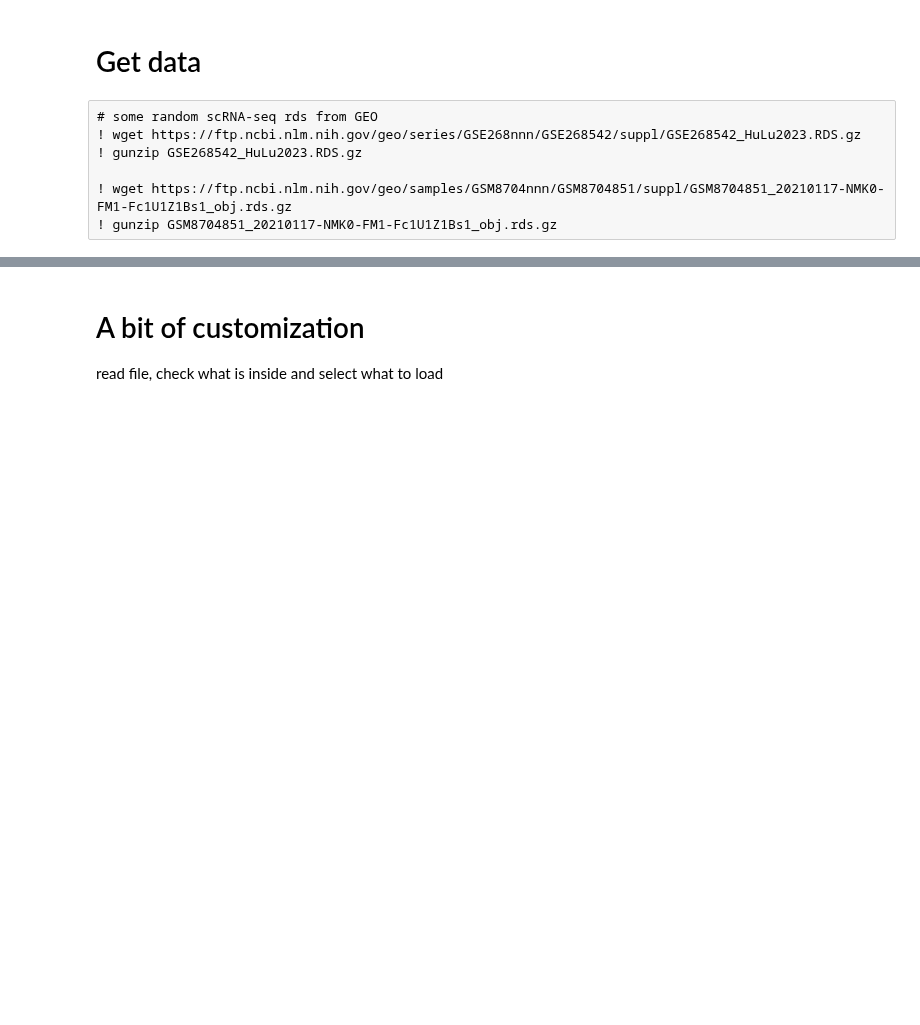
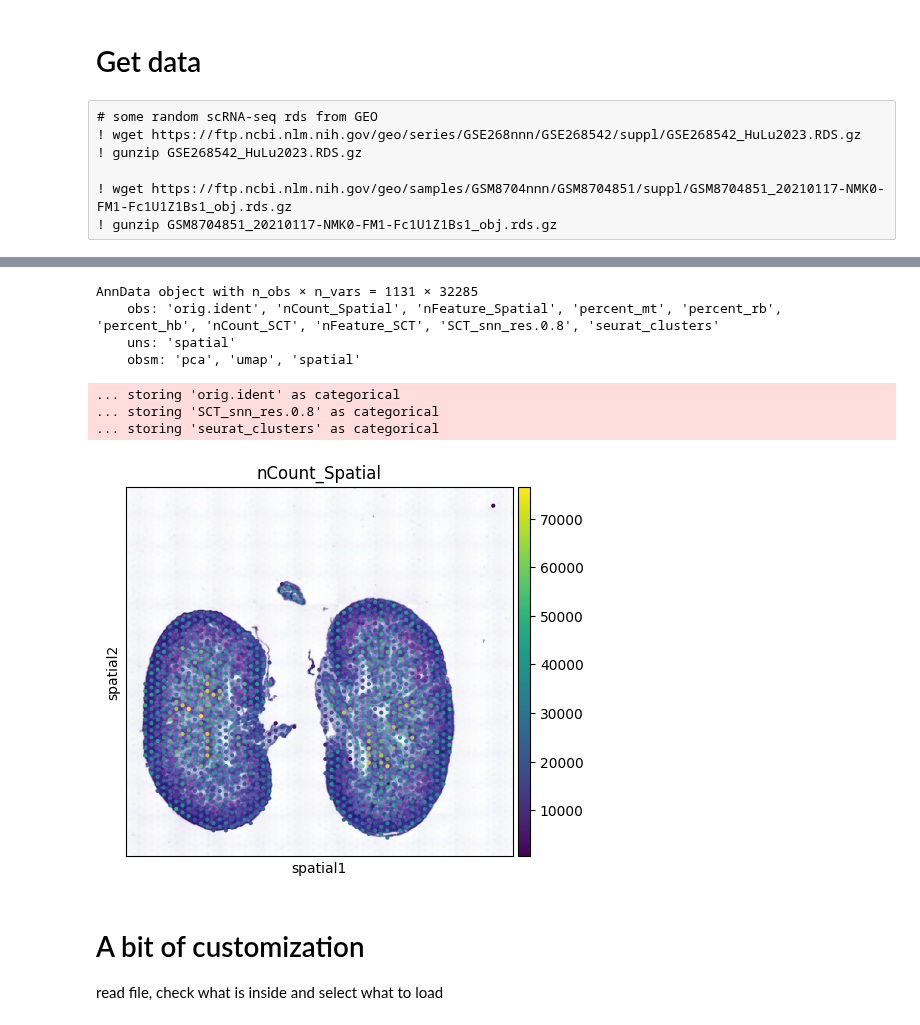
Before and after one commit to cellgeni/py8rds, a Jupyter notebook: tutorials/tutorial.ipynb, the cells around one changed output, grey strips where cells are left out. Cells and saved outputs as stored; diff of their text form; code cells hidden in the pictures; blank space fills up the shorter version.

Commit message:
add spatial seurat

```diff
--- a/tutorials/tutorial.ipynb
+++ b/tutorials/tutorial.ipynb
@@ -40,0 +125,2 @@ sc.pl.embedding(adata,color='Cell.ID',basis='umap')
+# %%
+robj = py8rds.parse_rds("GSM8704851_20210117-NMK0-FM1-Fc1U1Z1Bs1_obj.rds")
@@ -41,3 +130,18 @@ sc.pl.embedding(adata,color='Cell.ID',basis='umap')
+# %%
+v = py8rds.seurat2adata_spatial(robj)
+v
+# %% [output]
+AnnData object with n_obs × n_vars = 1131 × 32285
+    obs: 'orig.ident', 'nCount_Spatial', 'nFeature_Spatial', 'percent_mt', 'percent_rb', 'percent_hb', 'nCount_SCT', 'nFeature_SCT', 'SCT_snn_res.0.8', 'seurat_clusters'
+    uns: 'spatial'
+    obsm: 'pca', 'umap', 'spatial'
+# %%
+sc.pl.spatial(v,color='nCount_Spatial')
+# %% [output]
+... storing 'orig.ident' as categorical
+... storing 'SCT_snn_res.0.8' as categorical
+... storing 'seurat_clusters' as categorical
+[figure, added]
 # %% [markdown]
 # A bit of customization
 read file, check what is inside and select what to load
```
Also changed, not shown: parts of 50 cells of this notebook, 2 other files.
